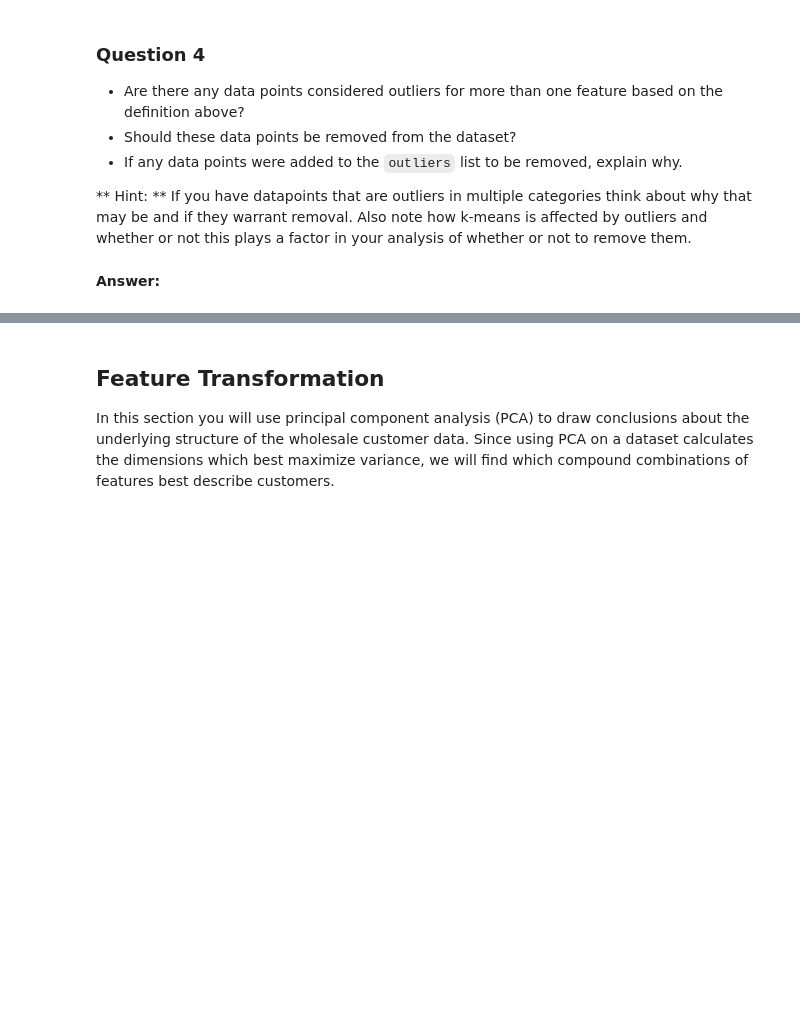
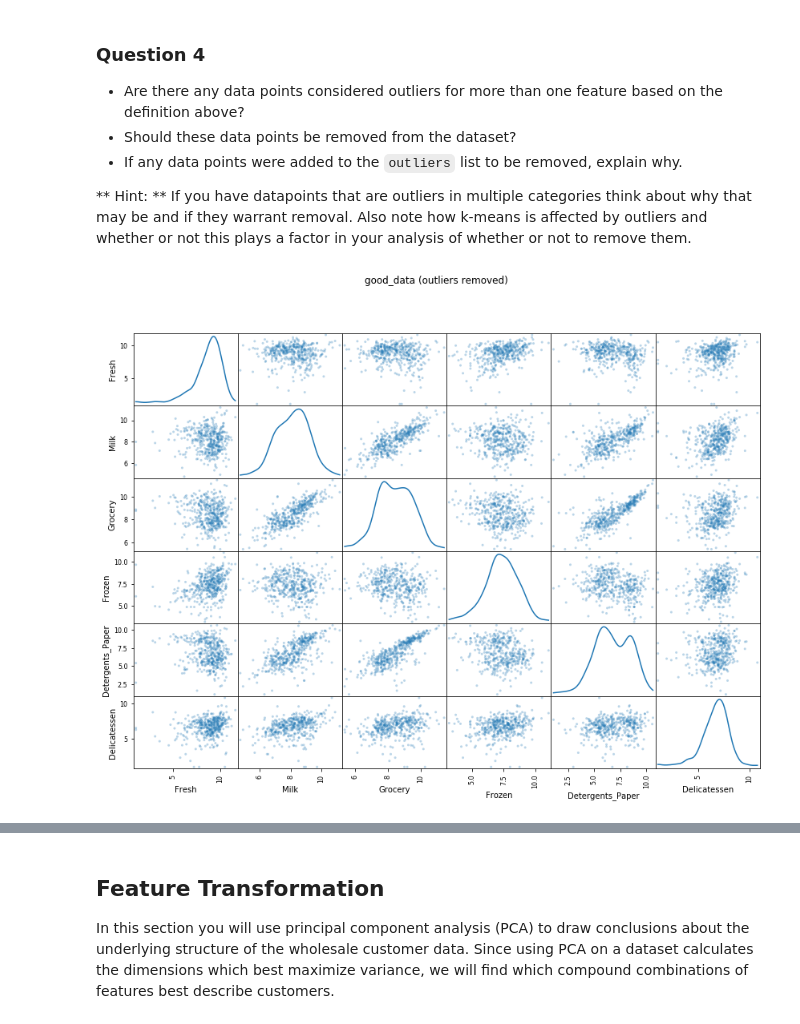
Before and after one commit to wanghsinwei/machine-learning, a Jupyter notebook: projects/customer_segments/customer_segments.ipynb, the cells around one changed output, grey strips where cells are left out. Cells and saved outputs as stored; diff of their text form; code cells hidden in the pictures; blank space fills up the shorter version.

```diff
--- a/projects/customer_segments/customer_segments.ipynb
+++ b/projects/customer_segments/customer_segments.ipynb
@@ -218,23 +226,35 @@ In the code block below, you will need to implement the following:
 Once you have performed this implementation, the dataset will be stored in the variable `good_data`.
 # %%
 # For each feature find the data points with extreme high or low values
+outliers_index_features = {}
 for feature in log_data.keys():
 
     # TODO: Calculate Q1 (25th percentile of the data) for the given feature
-    Q1 = None
+    Q1 = np.percentile(log_data[feature], 25)
 
     # TODO: Calculate Q3 (75th percentile of the data) for the given feature
-    Q3 = None
+    Q3 = np.percentile(log_data[feature], 75)
 
     # TODO: Use the interquartile range to calculate an outlier step (1.5 times the interquartile range)
-    step = None
+    step = 1.5 * (Q3 - Q1)
 
     # Display the outliers
     print("Data points considered outliers for the feature '{}':".format(feature))
-    display(log_data[~((log_data[feature] >= Q1 - step) & (log_data[feature] <= Q3 + step))])
+    print("Q1:{}, Q3:{}, step:{}:".format(Q1, Q3, step))
+    outliers = log_data[~((log_data[feature] >= Q1 - step) & (log_data[feature] <= Q3 + step))]
+    display(outliers)
+    for i in outliers.index:
+        outliers_index_features.setdefault(i, []).append(feature)
 
 # OPTIONAL: Select the indices for data points you wish to remove
 outliers  = []
 
+# Data points considered outliers for more than one feature
+print('Data points considered outliers for more than one feature:')
+for key, val in outliers_index_features.items():
+    if len(val) > 1:
+        print("{}: {}".format(key, val))
+        outliers.append(key)
+
 # Remove the outliers, if any were specified
 good_data = log_data.drop(log_data.index[outliers]).reset_index(drop = True)
@@ -245,5 +338,8 @@ good_data = log_data.drop(log_data.index[outliers]).reset_index(drop = True)
 * If any data points were added to the `outliers` list to be removed, explain why.
 
 ** Hint: ** If you have datapoints that are outliers in multiple categories think about why that may be and if they warrant removal. Also note how k-means is affected by outliers and whether or not this plays a factor in your analysis of whether or not to remove them.
-# %% [markdown]
-**Answer:**
+# %%
+pd.plotting.scatter_matrix(good_data, alpha = 0.3, figsize = (14,10), diagonal = 'kde');
+plt.suptitle('good_data (outliers removed)');
+# %% [output]
+[figure, added]
```
Also changed, not shown: parts of 6 cells of this notebook.
